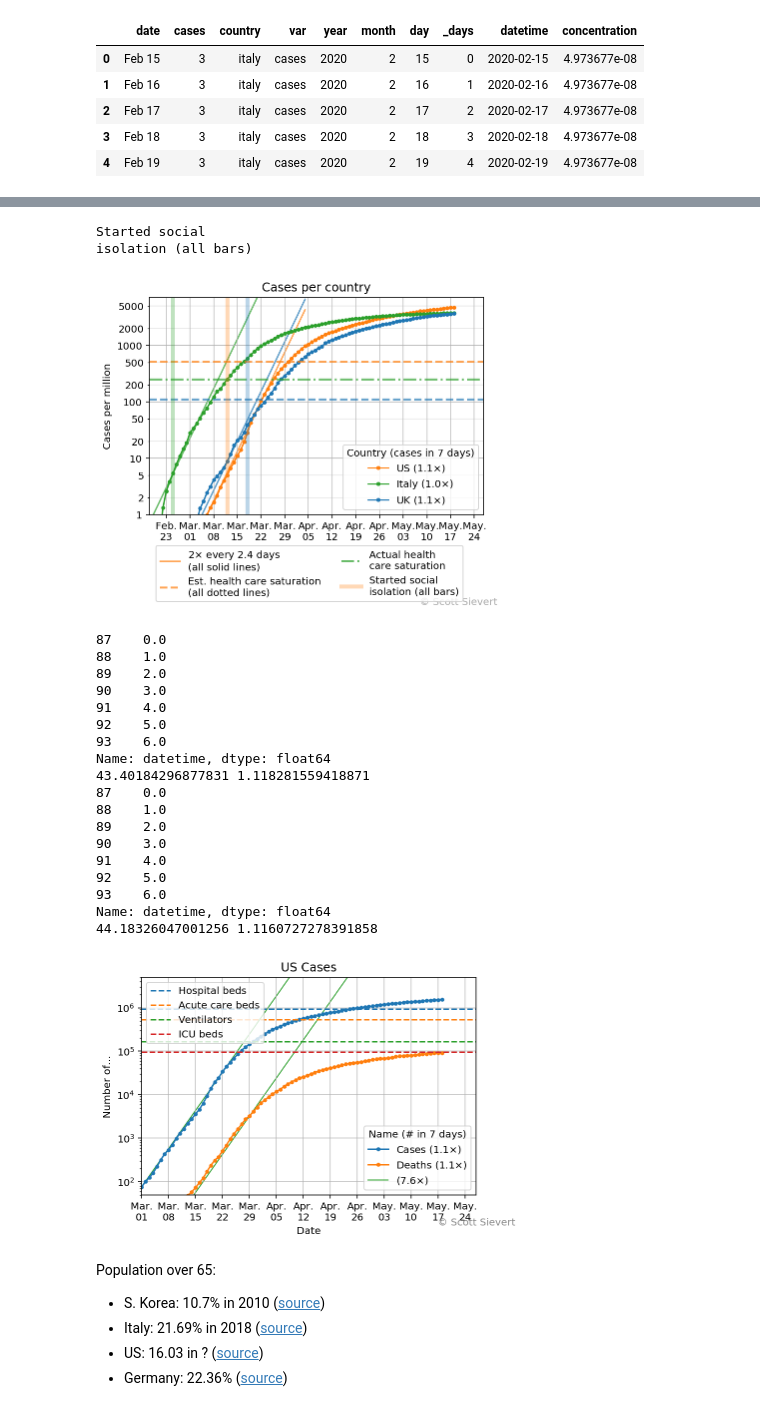
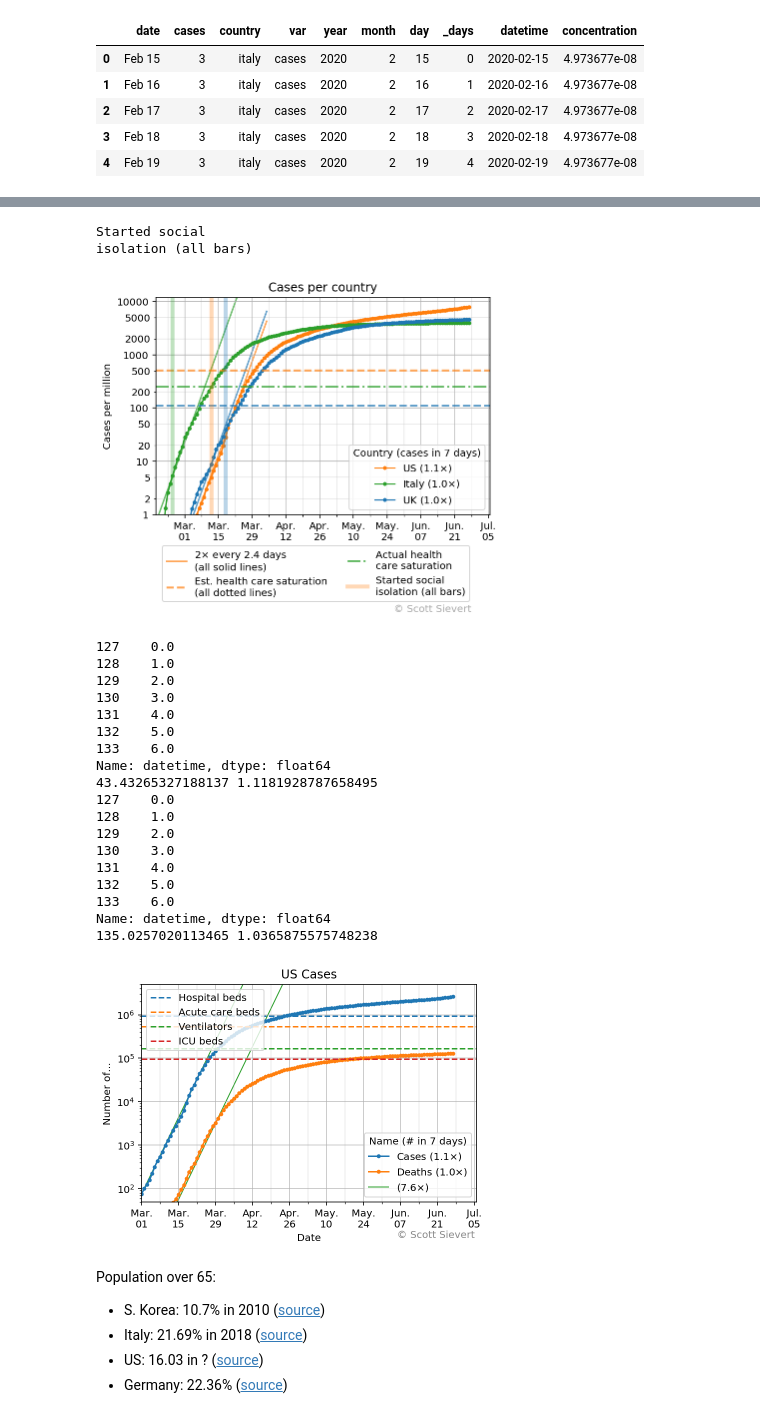
Before and after one commit to stsievert/covid-19, a Jupyter notebook: coronavirus.ipynb, the cells around one changed output, grey strips where cells are left out. Saved outputs shown, nothing was run; the diff lists cells and outputs as text; code cells hidden in the pictures.

```diff
--- a/coronavirus.ipynb
+++ b/coronavirus.ipynb
@@ -88,7 +88,7 @@ import numpy as np
 from datetime import datetime
 
 df["year"] = 2020
-months = {"Jan": 1, "Feb": 2, "Mar": 3, "Apr": 4, "May": 5}
+months = {"Jan": 1, "Feb": 2, "Mar": 3, "Apr": 4, "May": 5, "Jun": 6, "Jul": 7, "Aug": 8}
 df["month"] = df["date"].apply(lambda x: months[x.split(" ")[0]])
 df["day"] = df["date"].apply(lambda x: int(x.split(" ")[1]))
 
@@ -219,10 +219,11 @@ ylim = ax.get_ylim()
 for k, c in enumerate(to_show):
     beds = meta[c]["beds_per_1000"] / 1000
     line, = ax.plot(xlim, [beds, beds], f"C{k}--", label=f"Hospital beds (all dashed)")
-    if c == "south-korea":
+    print(c)
+    if c == "us":
         lines.append(line)
 ax.legend(handles=lines, loc="upper left")
-ax.text(mdates.date2num(datetime.now() - timedelta(7)), 0.2e-9, "© Scott Sievert", color="#" + "8" * 6)
+ax.text(mdates.date2num(datetime.now() - timedelta(30)), 0.2e-9, "© Scott Sievert", color="#" + "8" * 6)
 
 ### Styling
 ax.set_yscale("log")
@@ -231,9 +232,15 @@ ax.set_ylabel("Fraction of population")
 ax.xaxis.set_major_formatter(mdates.DateFormatter('%b.\n%d'))
 
 # Setting y ticks to be weeks
-weeks = pd.date_range(start=df.datetime.min(), end=df.datetime.min() + timedelta(days=1200), freq="1W")
+weeks = pd.date_range(start=df.datetime.min(), end=df.datetime.min() + timedelta(days=1200), freq="2W")
 weeks_mpl = [mdates.date2num(w) for w in weeks]
 ax.xaxis.set_major_locator(plt.FixedLocator(weeks_mpl))
+
+weeks = pd.date_range(start=df.datetime.min() + timedelta(7), end=df.datetime.min() + timedelta(days=1200), freq="2W")
+weeks_mpl = [mdates.date2num(w) for w in weeks]
+ax.xaxis.set_minor_locator(plt.FixedLocator(weeks_mpl))
+ax.grid(which="minor", axis="x", alpha=0.3)
+
 ax.yaxis.set_major_locator(plt.LogLocator(numticks=20))
 ax.yaxis.set_major_formatter(plt.FuncFormatter(to_text))
 
@@ -567,9 +584,14 @@ ax.set_yscale("log")
 ax.xaxis.set_major_formatter(mdates.DateFormatter('%b.\n%d'))
 ax.grid(alpha=0.8)
 ax.grid(alpha=0.3, which="minor", axis="y")
-weeks = pd.date_range(start=datetime(2020, 2, 15), end=datetime(2020, 2, 15) + timedelta(days=360), freq="1W")
+weeks = pd.date_range(start=datetime(2020, 2, 15), end=datetime(2020, 2, 15) + timedelta(days=360), freq="2W")
 weeks_mpl = [mdates.date2num(w) for w in weeks]
 ax.xaxis.set_major_locator(plt.FixedLocator(weeks_mpl))
+
+weeks = pd.date_range(start=datetime(2020, 2, 15) + timedelta(7), end=datetime(2020, 2, 15) + timedelta(days=365), freq="2W")
+weeks_mpl = [mdates.date2num(w) for w in weeks]
+ax.xaxis.set_minor_locator(plt.FixedLocator(weeks_mpl))
+ax.grid(which="minor", axis="x", alpha=0.3)
 
 ymajor = [10**i for i in range(-2, 6)]
 yminor = sum([[2 * f, 5 * f] for f in [1e-1, 1e0, 1e1, 1e2, 1e3, 1e4, 1e5, 1e6]], [])
@@ -582,14 +604,14 @@ ax.set_ylim(1, None)
 ax.tick_params(axis="y", which="major", grid_linewidth=1)
 
 
-ax.text(ax.get_xlim()[1] - 19, 2.5e-2 * ax.get_ylim()[0], "© Scott Sievert", color="#" + "a" * 6)
+ax.text(ax.get_xlim()[1] - 40, 1.5e-2 * ax.get_ylim()[0], "© Scott Sievert", color="#" + "a" * 6)
 
 fig.savefig("imgs/rate.svg", bbox_inches="tight")
 fig.savefig("imgs/rate.png", bbox_inches="tight", dpi=300)
 # %% [output]
 Started social
 isolation (all bars)
-[figure, old version]
+[figure, new version]
 # %%
 from datetime import timedelta
 us = {
@@ -639,52 +661,57 @@ ax.plot(xticks, hosp, "C2", **kwargs)
 first_legend = ax.legend(loc="lower right", title="Name (# in 7 days)", handles=lines)
 ax.add_artist(first_legend)
 
 ax.set_title("US Cases")
 xlim = ax.get_xlim()
 meta_lines = []
 for label, num in us.items():
     if "_" in label:
         continue
     line, = ax.plot(xlim, [num, num], "--", label=label)
     meta_lines.append(line)
 ax.legend(loc="upper left", handles=meta_lines)
 
 ax.set_yscale("log")
 ax.grid(alpha=0.8, which="major", axis="y")
 # ax.grid(alpha=0.3, which="minor", axis="y")
 ax.grid(alpha=0.8, which="both", axis="x")
 ax.set_ylim(50, 5e6)
-ax.text(xlim[1] - 10, ax.get_ylim()[0] * 0.2, "© Scott Sievert", color="#" + "8" * 6)
+ax.text(xlim[1] - 30, ax.get_ylim()[0] * 0.15, "© Scott Sievert", color="#" + "8" * 6)
 ax.set_ylabel("Number of...")
 ax.set_xlabel("Date")
 
-weeks = pd.date_range(start=df.datetime.min(), end=df.datetime.min() + timedelta(days=120), freq="1W")
+weeks = pd.date_range(start=df.datetime.min(), end=df.datetime.min() + timedelta(days=360), freq="2W")
 weeks_mpl = [mdates.date2num(w) for w in weeks]
 ax.xaxis.set_major_locator(plt.FixedLocator(weeks_mpl))
 ax.xaxis.set_major_formatter(mdates.DateFormatter('%b.\n%d'))
 
+weeks = pd.date_range(start=datetime(2020, 2, 15) + timedelta(7), end=datetime(2020, 2, 15) + timedelta(days=365), freq="2W")
+weeks_mpl = [mdates.date2num(w) for w in weeks]
+ax.xaxis.set_minor_locator(plt.FixedLocator(weeks_mpl))
+ax.grid(which="minor", axis="x", alpha=0.3)
+
 fig.savefig("imgs/us.svg", bbox_inches="tight")
 fig.savefig("imgs/us.png", bbox_inches="tight", dpi=300)
 # %% [output]
-87    0.0
-88    1.0
-89    2.0
-90    3.0
-91    4.0
-92    5.0
-93    6.0
+127    0.0
+128    1.0
+129    2.0
+130    3.0
+131    4.0
+132    5.0
+133    6.0
 Name: datetime, dtype: float64
-43.40184296877831 1.118281559418871
-87    0.0
-88    1.0
-89    2.0
-90    3.0
-91    4.0
-92    5.0
-93    6.0
+43.43265327188137 1.1181928787658495
+127    0.0
+128    1.0
+129    2.0
+130    3.0
+131    4.0
+132    5.0
+133    6.0
 Name: datetime, dtype: float64
-44.18326047001256 1.1160727278391858
+135.0257020113465 1.0365875575748238
-[figure, old version]
+[figure, new version]
 # %% [markdown]
 Population over 65:
 
```
Also changed, not shown: parts of 11 cells of this notebook, 38 other files.
